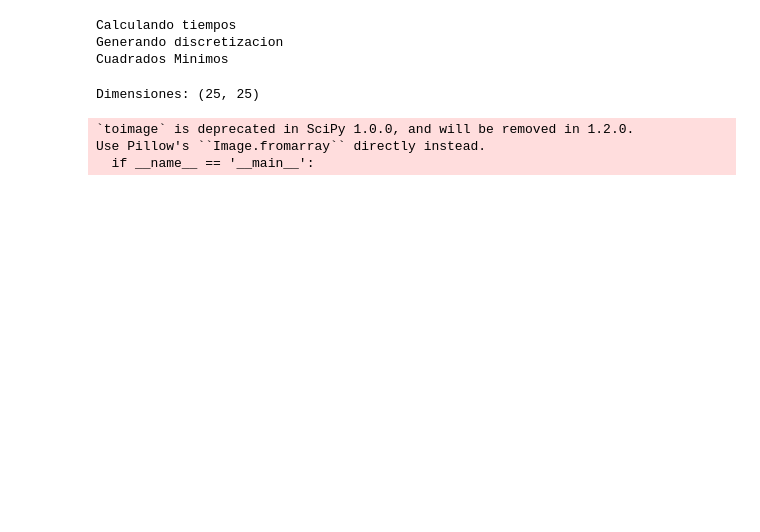
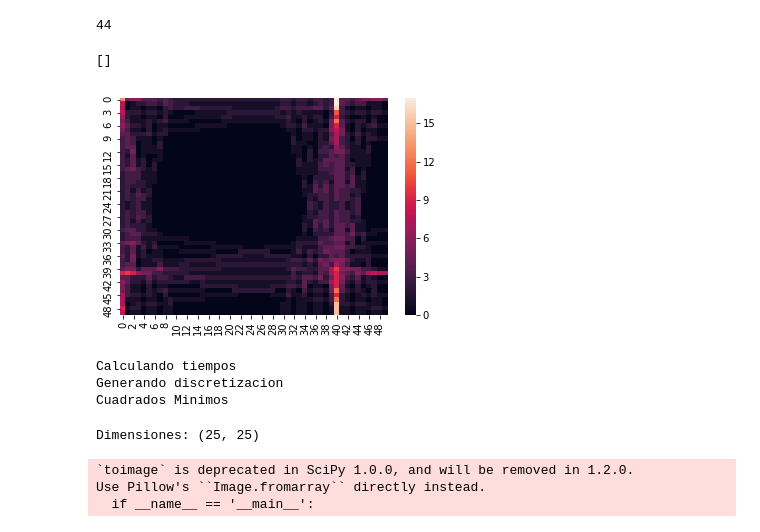
Before and after one commit to andres-rad/metnum-tp3, a Jupyter notebook: Implemetacion-tp.ipynb, the cells around one changed output. Drawn from its saved outputs; the diff is of its cells as text; code cells hidden in the pictures; blank space fills up the shorter version.

```diff
--- a/Implemetacion-tp.ipynb
+++ b/Implemetacion-tp.ipynb
@@ -105,3 +142,16 @@ def generar_rayos(img, width, step):
+# %%
+matriz = np.matrix([[0] * 50 for i in range(50)])
+rayos = generar_rayos_bis(matriz, 10, 40,3)
+print(len(rayos))
+for rayo in rayos:
+    for coor in coordenadasDeRayo(rayo):
+        matriz[coor.x,coor.y] += 1
+sns.heatmap(matriz)
+plt.plot()
+# %% [output]
+44
+[]
+[figure, added]
 # %%
 # calculo de tiempos
 def calcular_tiempos(img, rayos):
```
Also changed, not shown: parts of 6 cells of this notebook, 5 other files.
